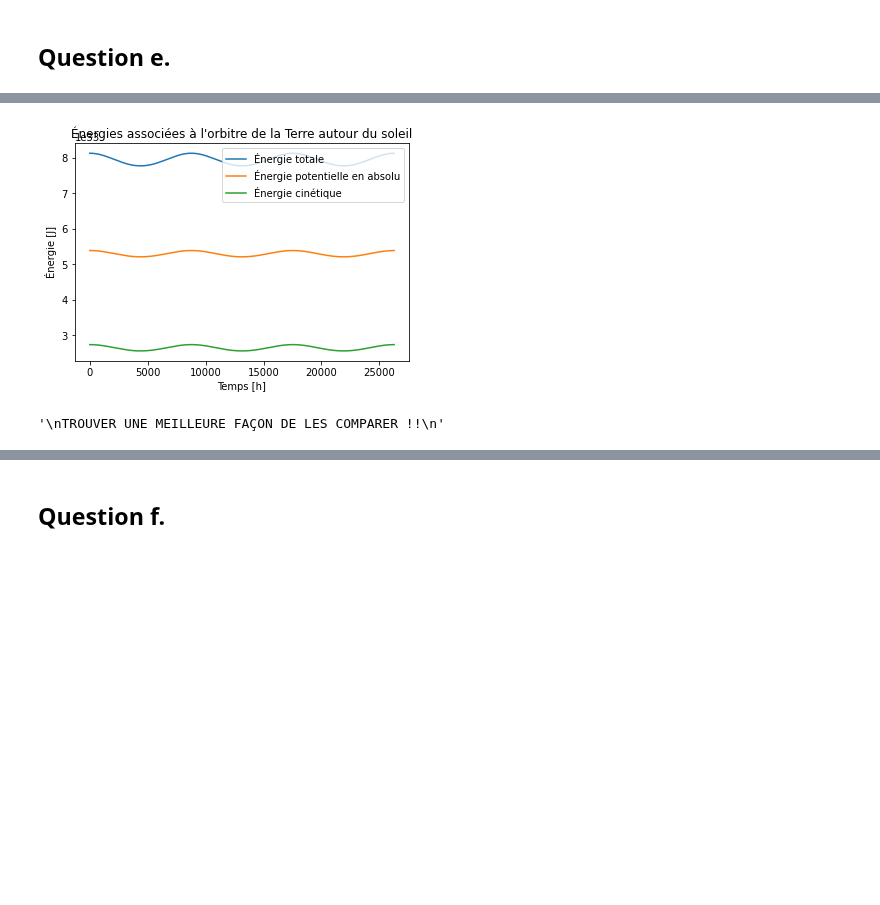
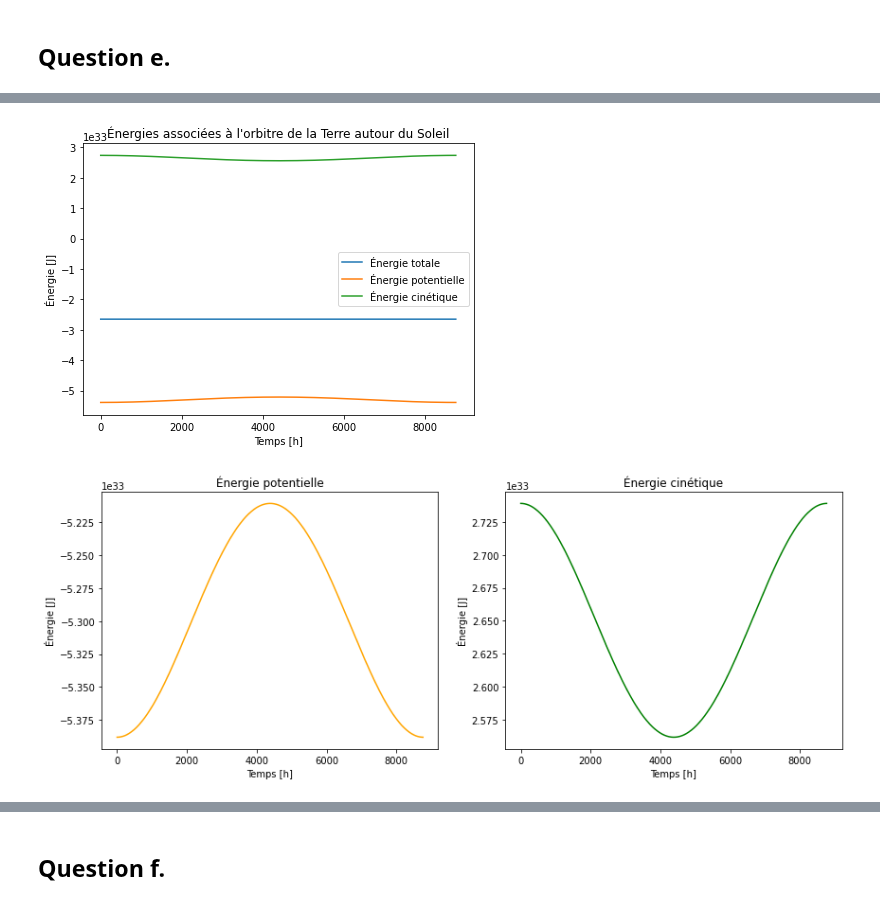
Before and after one commit to dvdturg/Phys_num, a Jupyter notebook: TP3/TP3_Legare_Parrot_Turgeon.ipynb, the cells around one changed output, grey strips where cells are left out. Drawn from its saved outputs; the diff is of its cells as text; code cells hidden in the pictures; blank space fills up the shorter version.

```diff
--- a/TP3/TP3_Legare_Parrot_Turgeon.ipynb
+++ b/TP3/TP3_Legare_Parrot_Turgeon.ipynb
@@ -212,6 +233,9 @@ plt.show()
 def Verlet_modif(x0, y0, v_x0, v_y0, h, t_max):
     x_pts = [x0]
     y_pts = [y0]
+
+    # On ajoute maintenant des listes qui enregisteront le temps écoulé, ainsi que les énergies potentielle et
+    # cinétique à chaque pas.
     t = np.linspace(h, t_max, int(t_max/h))
     E_pot = []
     E_cin = []
@@ -241,34 +265,46 @@ def Verlet_modif(x0, y0, v_x0, v_y0, h, t_max):
 
         x_pts.append(x_suiv)
         y_pts.append(y_suiv)
+
+        # On doit maintenant calculer la norme des vecteurs r et v pour pouvoir mesurer les énergies potentielle
+        # et cinétique.
         r = np.sqrt(x_suiv**2 + y_suiv**2)
         v = np.sqrt(v_x_suiv**2 + v_y_suiv**2)
-        E_pot.append(G * M * m / r)  # En absolu
+        E_pot.append(-G * M * m / r)
         E_cin.append(1/2 * m * v**2)
 
         i += 1
 
     return x_pts, y_pts, t, E_pot, E_cin
 # %%
-sln = Verlet_modif(x0, y0, v_x0, v_y0, h, h*8760*3)  # t_max est exprimé en h et il y a 8760 heures par année
+sln = Verlet_modif(x0, y0, v_x0, v_y0, h, h*8760)  # t_max est exprimé en h et il y a 8760 heures par année.
+# Ici, une seule année est représentée, donc un seul orbitre.
 
+# Pour additionner les deux énergies :
 E_tot = []
 for i in range(len(sln[3])):
     E_tot.append(sln[3][i] + sln[4][i])
 
-plt.figure()
+plt.figure(figsize=(7, 5))
 plt.plot(sln[2]/3600, E_tot, label="Énergie totale")
-plt.plot(sln[2]/3600, sln[3], label="Énergie potentielle en absolu")
+plt.plot(sln[2]/3600, sln[3], label="Énergie potentielle")
 plt.plot(sln[2]/3600, sln[4], label="Énergie cinétique")
-plt.title("Énergies associées à l'orbitre de la Terre autour du soleil")
+plt.title("Énergies associées à l'orbitre de la Terre autour du Soleil")
 plt.xlabel("Temps [h]")
 plt.ylabel("Énergie [J]")
 plt.legend()
 plt.show()
 
-"""
-TROUVER UNE MEILLEURE FAÇON DE LES COMPARER !!
-"""
+fig, (ax1, ax2) = plt.subplots(1, 2, figsize=(14, 5))
+ax1.plot(sln[2]/3600, sln[3], "orange")
+ax1.set_title("Énergie potentielle")
+ax1.set_xlabel("Temps [h]")
+ax1.set_ylabel("Énergie [J]")
+ax2.plot(sln[2]/3600, sln[4], "green")
+ax2.set_title("Énergie cinétique")
+ax2.set_xlabel("Temps [h]")
+ax2.set_ylabel("Énergie [J]")
+plt.show()
 # %% [output]
-[figure, old version]
+[figure, new version]
-'\nTROUVER UNE MEILLEURE FAÇON DE LES COMPARER !!\n'
+[figure, added]
```
Also changed, not shown: parts of 13 cells of this notebook.
